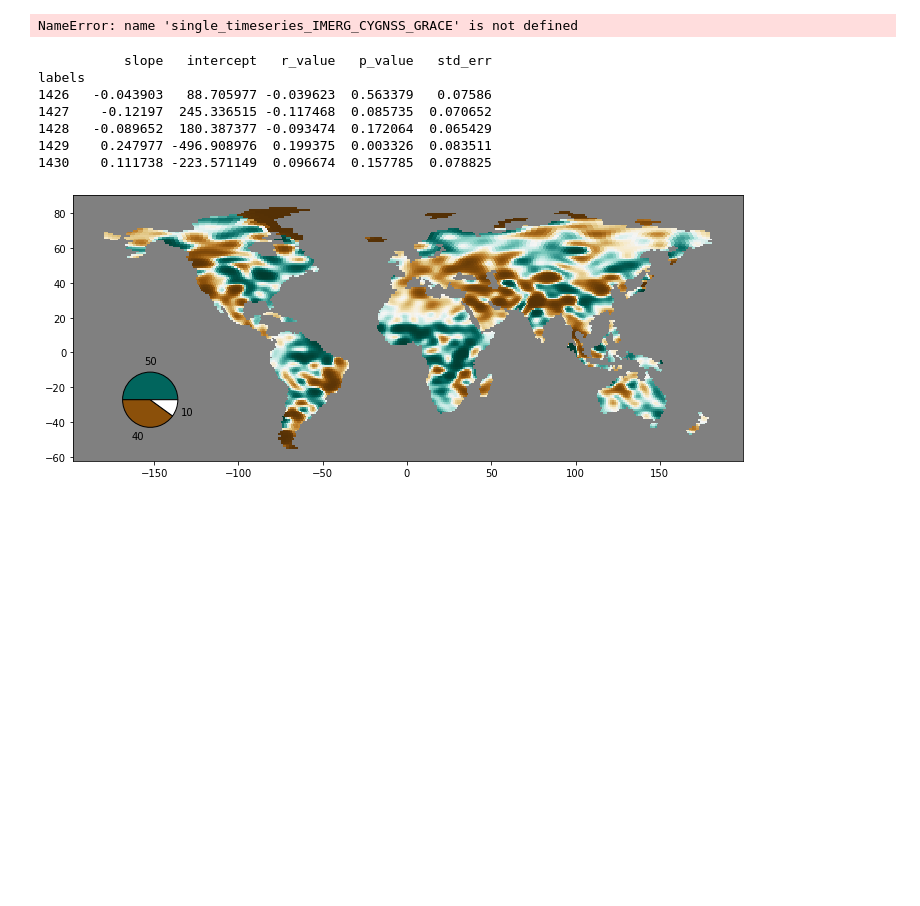
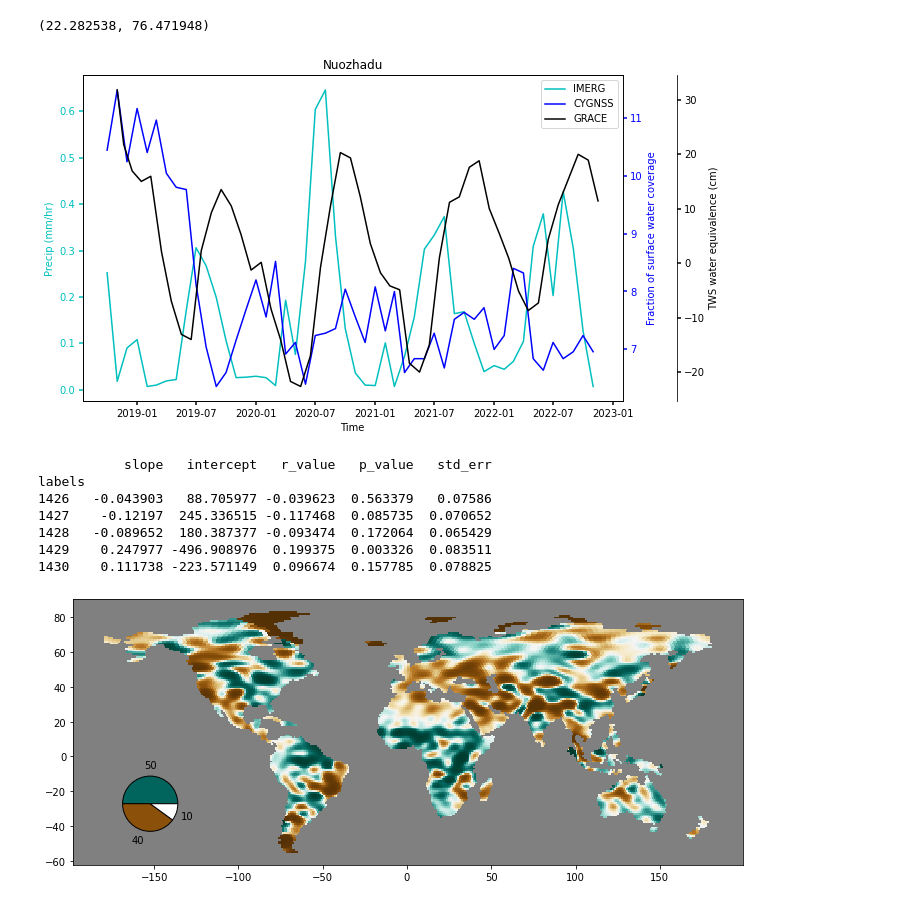
Before and after one commit to ascheliga/CYGNSS-GRACE, a Jupyter notebook: notebooks/res_time_series.ipynb, the cells around one changed output. Cells and saved outputs as stored; diff of their text form; code cells hidden in the pictures; blank space fills up the shorter version.

Commit message:
point subset finalized

```diff
--- a/notebooks/res_time_series.ipynb
+++ b/notebooks/res_time_series.ipynb
@@ -235,11 +51,12 @@ def single_timeseries_IMERG_CYGNSS_GRACE(coords_i,**plot_params):
         Series used for plotting
         Respectively, precipitation, fractional water, TWS
     """
-    precip_full = precip_point_subset(coords_i)
-    fw_full = cygnss_point_subset(coords_i)
-    cmwe_full , mascon_ts = grace_point_subset(coords_i)
+    global precip , fw , grace_dict
+    precip_full = area_subsets.precip_point_subset(coords_i,precip)
+    fw_full = area_subsets.cygnss_point_subset(coords_i,fw)
+    cmwe_full , mascon_ts = area_subsets.grace_point_subset(coords_i,grace_dict)
 
-    precip , fw , cmwe = intersecting_timeframes(precip_full,fw_full,cmwe_full,buffer=0)
+    precip , fw , cmwe = time_series_calcs.intersecting_timeframes(precip_full,fw_full,cmwe_full,buffer=0)
     precip = precip[2:]
     fw = fw[2:]
 
@@ -249,13 +66,6 @@ def single_timeseries_IMERG_CYGNSS_GRACE(coords_i,**plot_params):
     plot_params['line_fmt'] = ['c-','b-','k-']
     plot_params['figsize'] = (12,6)
 
-    three_part_timeseries([precip , fw , cmwe],**plot_params)
-    # plt.figure(figsize=(12,6))
+    plotting_functions.three_part_timeseries([precip , fw , cmwe],**plot_params)
 
-    # ax0 = precip.plot(label='IMERG')
-    # ax1 = fw.plot(ax=ax0,label='CYGNSS',legend=True)
-    # ax2 = cmwe.plot(ax=ax0,secondary_y = True,label='GRACE',legend=True, color = 'k')
-
-    # ax1.set_ylabel('Fraction of water coverage')
-    # ax2.set_ylabel('water equivalence (cm)')
     return precip , fw , cmwe
@@ -262,3 +92,7 @@ def single_timeseries_IMERG_CYGNSS_GRACE(coords_i,**plot_params):
+# %%
+area_subsets.reservoir_name_to_point('indirasagar',res_shp)
+# %% [output]
+(22.282538, 76.471948)
 # %%
 res_coords_dict = {
     'merowe' : (18.68 , 32.06),
@@ -266,10 +100,10 @@ res_coords_dict = {
     'estreito' : (-6.50001 ,-47.0)
 }
 # %%
-res_oi = 'indirasagar'
+res_oi = 'Nuozhadu'
 plot_params = {
     'title' : res_oi
 }
-precip_series , fw_series , cmwe_series = single_timeseries_IMERG_CYGNSS_GRACE(res_coords_dict[res_oi],**plot_params)
+precip_series , fw_series , cmwe_series = single_timeseries_IMERG_CYGNSS_GRACE(area_subsets.reservoir_name_to_point(res_oi,res_shp),**plot_params)
 # %% [output]
-NameError: name 'single_timeseries_IMERG_CYGNSS_GRACE' is not defined
+[figure, added]
```
Also changed, not shown: parts of 13 cells of this notebook.
